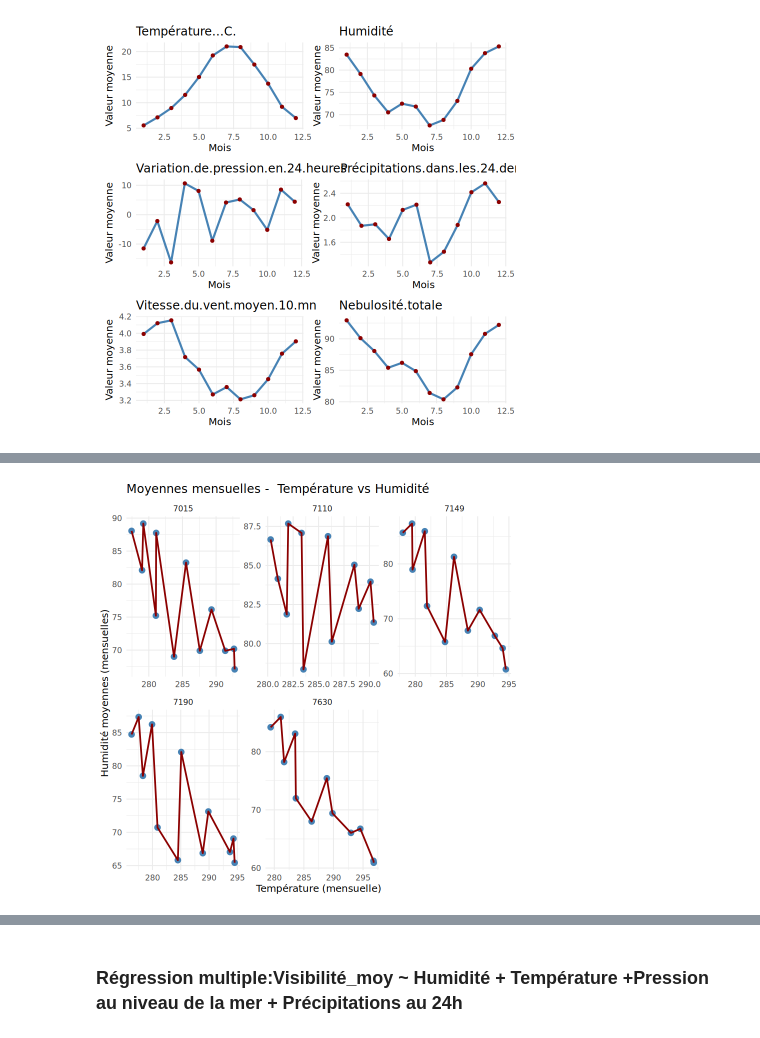
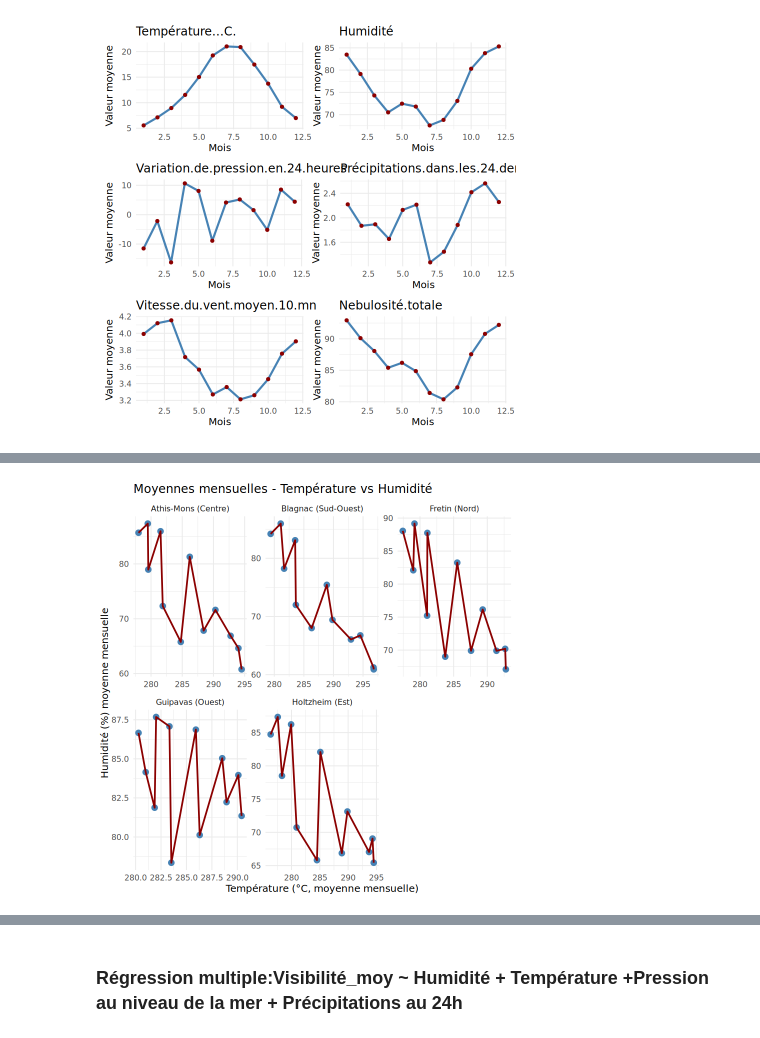
Before and after one commit to lauraachoquett/stats_BE_Bobbia, a Jupyter notebook: dummy/presentation_data_mohamed.ipynb, the cells around one changed output, grey strips where cells are left out. Drawn from its saved outputs; the diff is of its cells as text; code cells hidden in the pictures.

```diff
--- a/dummy/presentation_data_mohamed.ipynb
+++ b/dummy/presentation_data_mohamed.ipynb
@@ -91,17 +42,0 @@ Warning message:
-# %%
-# Codes Insee des régions métropolitaines (hors DROM-COM)
-codes_metropole <- c(11, 24, 27, 28, 32, 44, 52, 53, 75, 76, 84, 94)
-
-
-stations_metropole <- stations %>%
-  filter(region..code. %in% codes_metropole)
-
-# Récupérer la liste des ID de stations métropolitaines
-id_metropole <- stations_metropole$ID.OMM.station
-
-# ---- 2. Charger la base observations météo ----
-# exemple : data <- read.csv("observations.csv")
-
-# Filtrer uniquement les observations de France métropolitaine
-data_metropole <- data %>%
-  filter(ID.OMM.station %in% id_metropole)
@@ -213,34 +172,44 @@ corrplot(mat_cor, method = "color", type = "upper",
 # %%
 par(bg='white')
-
-
 library(dplyr)
 library(ggplot2)
 
-stations_a_comparer <- c(7015, 7149, 7110, 7190,7630)
+stations_a_comparer <- c(7015, 7149, 7110, 7190, 7630)
+
+# Dictionnaire ID → Nom
+station_labels <- c(
+  "7015" = "Fretin (Nord)",
+  "7149" = "Athis-Mons (Centre)",
+  "7110" = "Guipavas (Ouest)",
+  "7190" = "Holtzheim (Est)",
+  "7630" = "Blagnac (Sud-Ouest)"
+)
 
 # Calculer la moyenne mensuelle par station
 data_monthly <- data_metropole %>%
   filter(ID.OMM.station %in% stations_a_comparer) %>%
   group_by(ID.OMM.station, mois_de_l_annee) %>%
   summarise(
     Température_moy = mean(Température, na.rm = TRUE),
     Humidité_moy = mean(Humidité, na.rm = TRUE),
     .groups = "drop"
   )
 
+# Ajouter noms des stations
+data_monthly <- data_monthly %>%
+  mutate(Station = recode(as.character(ID.OMM.station), !!!station_labels))
 
-# Plot : Visibilité vs Précipitations, facetté par station
+# Plot
 ggplot(data_monthly, aes(x = Température_moy, y = Humidité_moy)) +
   geom_point(color = "steelblue", size = 3) +
   geom_line(color = "darkred", size = 1) +
   theme_minimal(base_size = 12) +
-  labs(title = "Moyennes mensuelles -  Température vs Humidité",
-       x = "Température (mensuelle)",
-       y = "Humidité moyennes (mensuelles)") +
-  facet_wrap(~ ID.OMM.station, scales = "free")
+  labs(title = "Moyennes mensuelles - Température vs Humidité",
+       x = "Température (°C, moyenne mensuelle)",
+       y = "Humidité (%) moyenne mensuelle") +
+  facet_wrap(~ Station, scales = "free")
 # %% [output]
-[figure, old version]
+[figure, new version]
 # %%
 library(dplyr)
 library(ggplot2)
```
Also changed, not shown: parts of 25 cells of this notebook.
